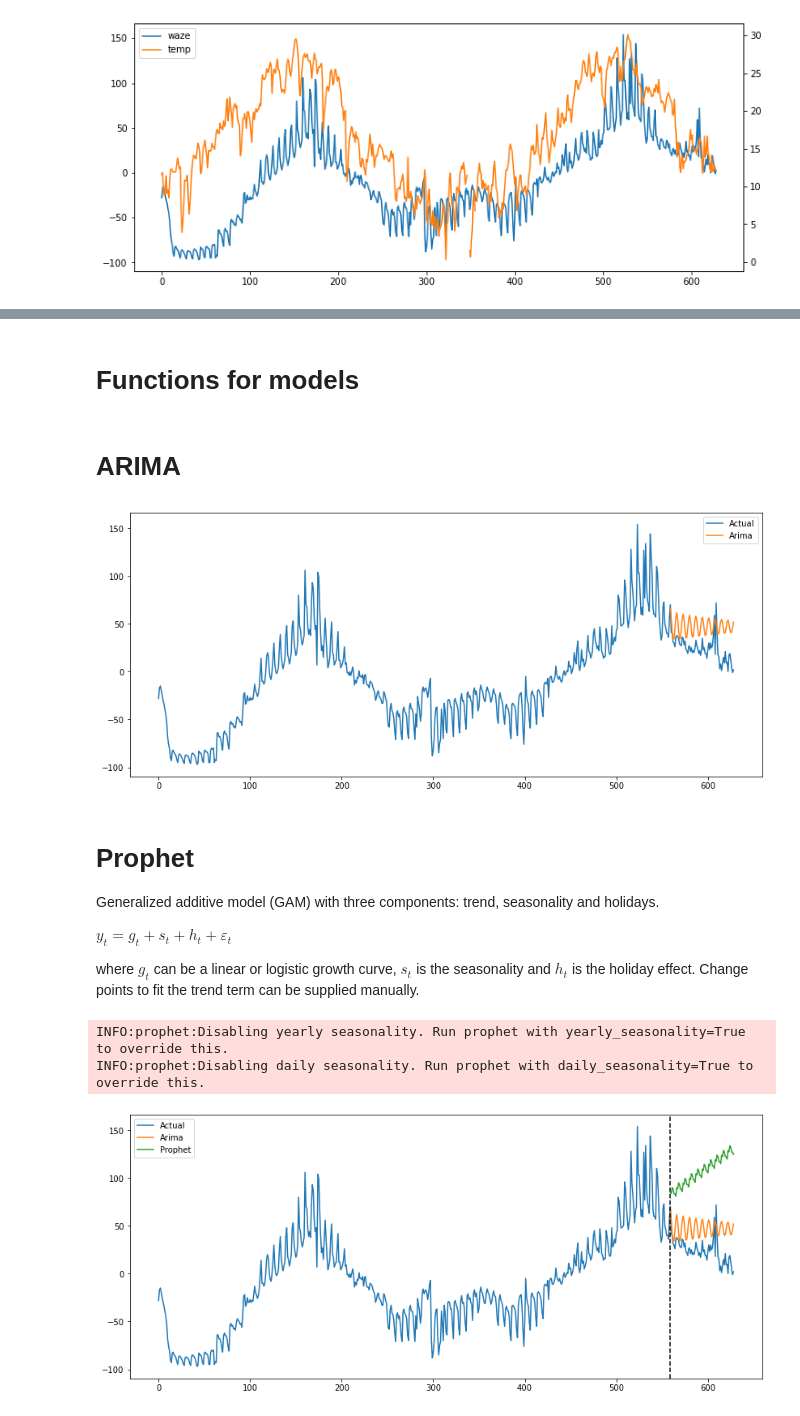
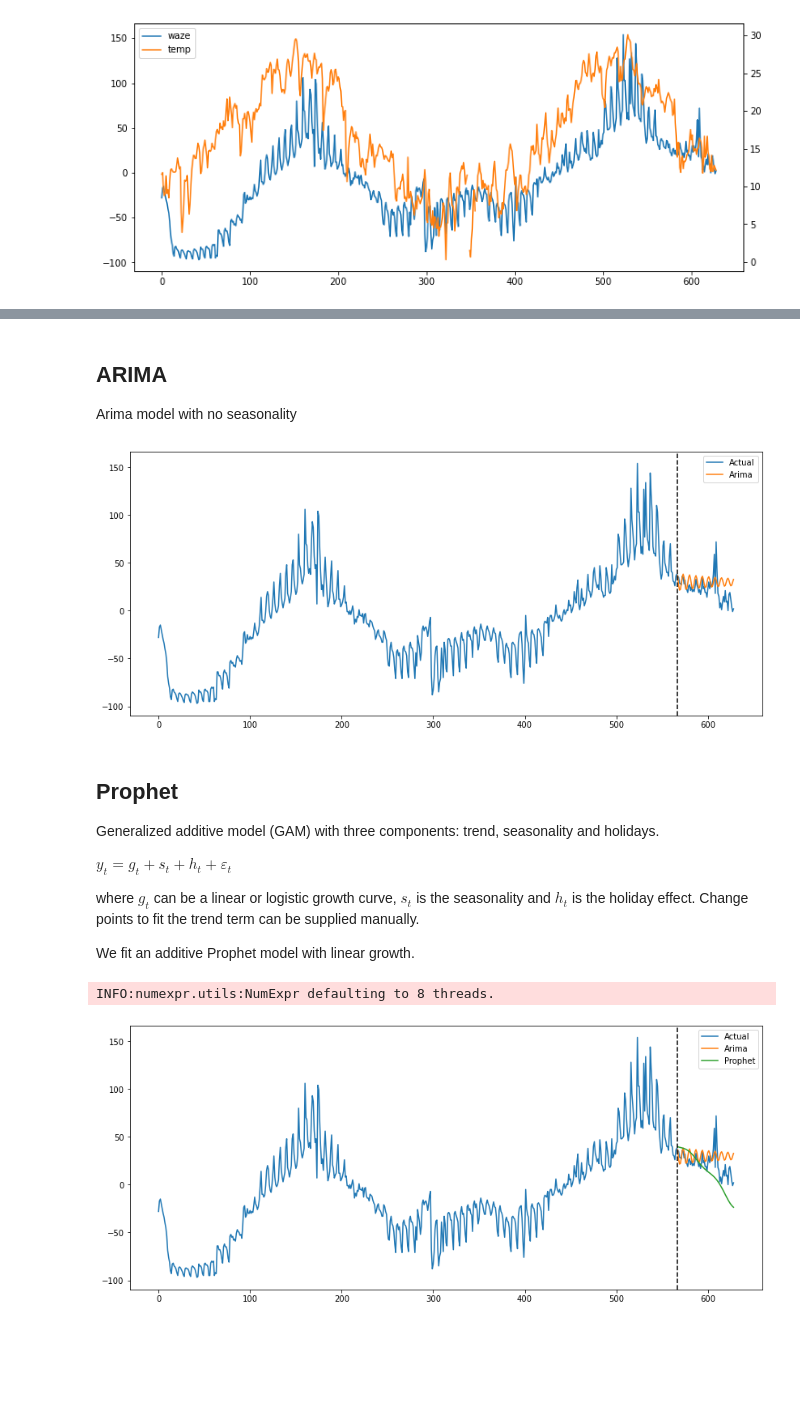
Before and after one commit to vettorefburana/Uber-Orbit-Forecast, a Jupyter notebook: forecasting.ipynb, the cells around one changed output, grey strips where cells are left out. Saved outputs shown, nothing was run; the diff lists cells and outputs as text; code cells hidden in the pictures; blank space fills up the shorter version.

```diff
--- a/forecasting.ipynb
+++ b/forecasting.ipynb
@@ -76,2 +206,0 @@ tabella.head()
-# %% [markdown]
-# Functions for models
@@ -158,2 +207,4 @@ def runTheModel(df_train, df_test, model, modName, date_col, response_col, decom
-# %% [markdown]
-# ARIMA
+# %% [markdown]
+## ARIMA
+
+Arima model with no seasonality
@@ -170,52 +224,56 @@ errors["Arima"] = error_arima
 # %%
 fig, ax = plt.subplots(figsize=(14,6))
 
-ax.plot(data["waze"], label = "Actual")
-ax.plot(tabella.Arima, label = "Arima")
+ax.plot(data[response_col], label = "Actual")
+ax.plot(table_waze.Arima, label = "Arima")
+plt.axvline(x=table_waze.index[0], color='k', linestyle='--')
 
 plt.legend()
 plt.show()
 # %% [output]
-[figure, old version]
+[figure, new version]
 # %% [markdown]
-# Prophet
+## Prophet
 
 Generalized additive model (GAM) with three components: trend, seasonality and holidays.
 
 $ y_t = g_t + s_t + h_t + \varepsilon_t$
 
 where $g_t$ can be a linear or logistic growth curve, $s_t$ is the seasonality and $h_t$ is the holiday effect. Change points to fit the trend term can be supplied manually.
+
+We fit an additive Prophet model with linear growth.
 # %%
 from prophet import Prophet
 # %%
-train_prophet = train_df[["date", "waze"]]
-train_prophet.rename(columns={'date': 'ds', 'waze': 'y'}, inplace=True)
+train_prophet = train_df[[date_col, response_col]]
+train_prophet.rename(columns={date_col: 'ds', response_col: 'y'}, inplace=True)
 # %%
-m = Prophet()
+m = Prophet(yearly_seasonality =True,
+            daily_seasonality = False,
+            weekly_seasonality = False)
 m.fit(train_prophet)
 future = m.make_future_dataframe(periods=test_size)
 forecast = m.predict(future)
 # %% [output]
-INFO:prophet:Disabling yearly seasonality. Run prophet with yearly_seasonality=True to override this.
-INFO:prophet:Disabling daily seasonality. Run prophet with daily_seasonality=True to override this.
+INFO:numexpr.utils:NumExpr defaulting to 8 threads.
 # %%
 pred_series = forecast["yhat"]
-pred_prophet = pred_series[-71:-1]
-error_prophet = mape(test_df[response_col], pred)
+pred_prophet = pred_series[-(test_size + 1):-1]
+error_prophet = mape(test_df[response_col], pred_prophet)
 # %%
-tabella = table_results(pred = pred_prophet, mod = "Prophet", table = tabella)
+table_waze = table_results(pred = pred_prophet, mod = "Prophet", table = table_waze)
 
-errors["Prophet"] = error_prophet
+errors_waze["Prophet"] = error_prophet
 # %%
 fig, ax = plt.subplots(figsize=(14,6))
 
-ax.plot(data["waze"], label = "Actual")
-ax.plot(tabella.Arima, label = "Arima")
-ax.plot(tabella.Prophet, label = "Prophet")
+ax.plot(data[response_col], label = "Actual")
+ax.plot(table_waze.Arima, label = "Arima")
+ax.plot(table_waze.Prophet, label = "Prophet")
 
-plt.axvline(x=tabella.index[0], color='k', linestyle='--')
+plt.axvline(x=table_waze.index[0], color='k', linestyle='--')
 
 plt.legend()
 plt.show()
 # %% [output]
-[figure, old version]
+[figure, new version]
```
Also changed, not shown: parts of 56 cells of this notebook.
